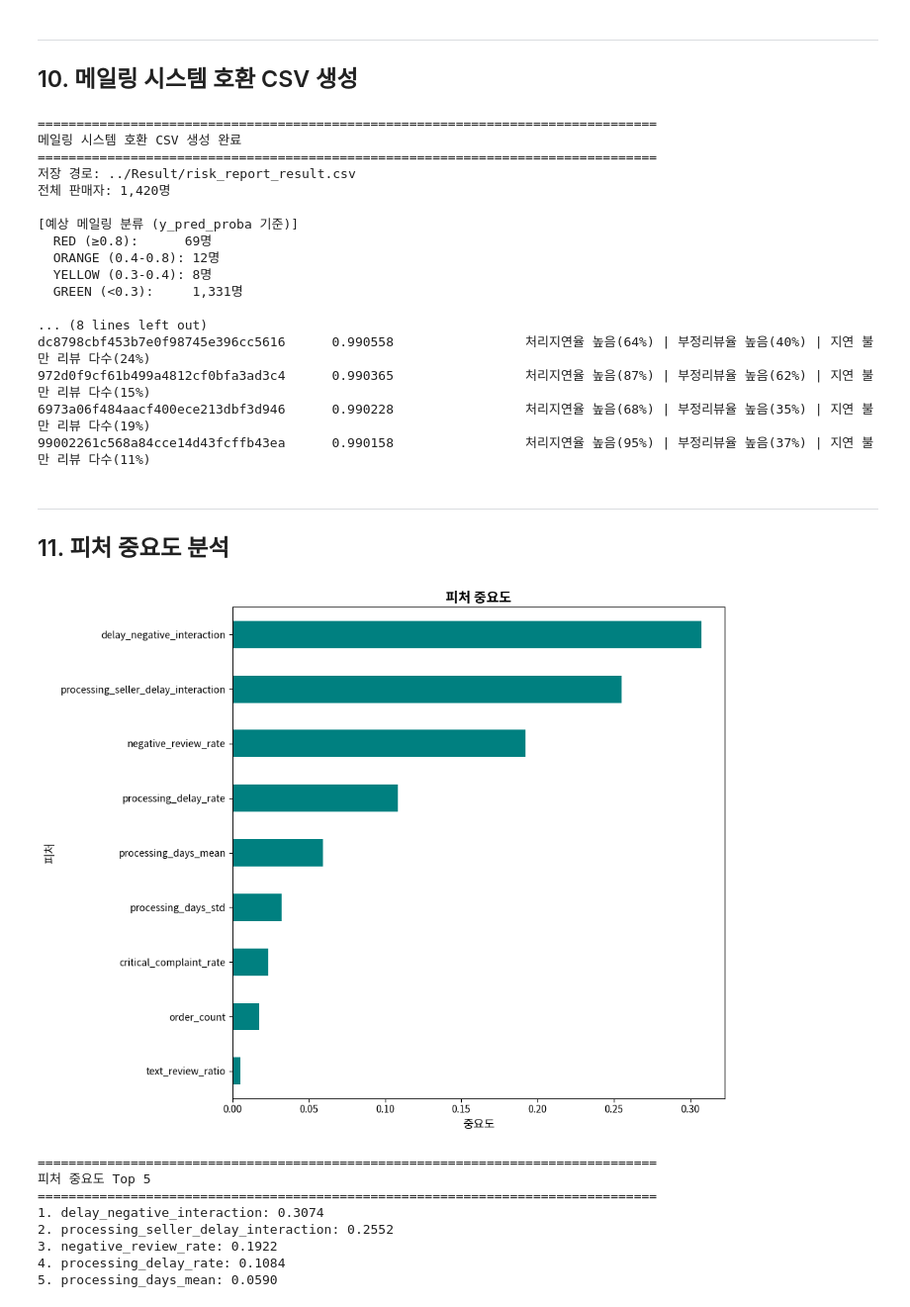
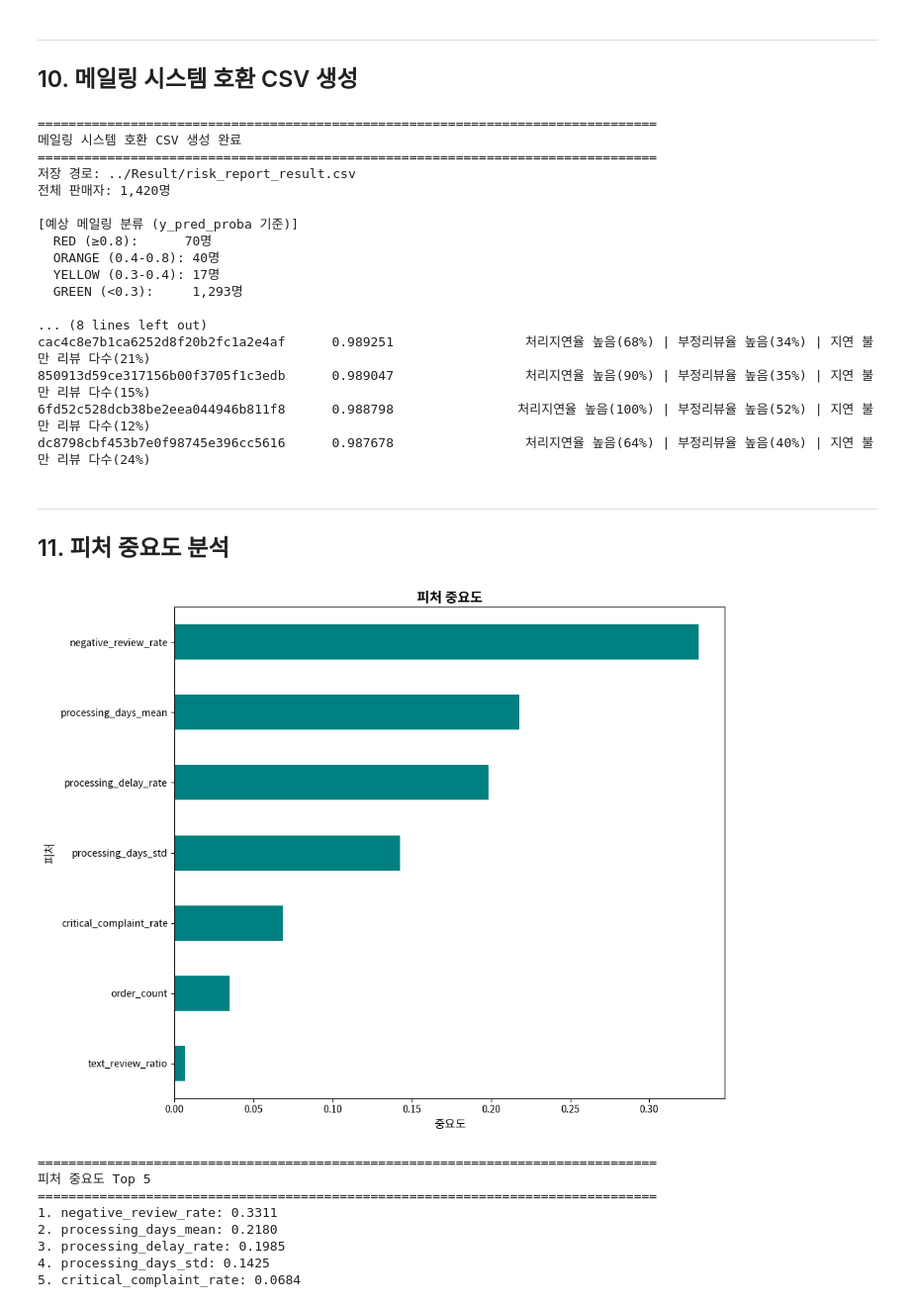
Before and after one commit to YuSeok-Kwon/Olist-Predictive-Modeling, a Jupyter notebook: kys/Result/kys_ML_Hybrid.ipynb, the cells around one changed output. Shown at 99% size. Drawn from its saved outputs; the diff is of its cells as text; code cells hidden in the pictures.

Commit message:
[권유석][Model] : 과적합 문제 해결 완료

```diff
--- a/kys/Result/kys_ML_Hybrid.ipynb
+++ b/kys/Result/kys_ML_Hybrid.ipynb
@@ -452,23 +433,17 @@ print(f"정상 판매자: {(df_final['is_Seller_of_Note']==0).sum():,}명 ({(df_
 ## 7. 모델 학습 및 이중 평가
 # %%
 # 피처와 타겟 준비
-feature_9 = [
-    # 1. 핵심 상호작용
-    'delay_negative_interaction',
-    'processing_seller_delay_interaction',
-    # 2. 리뷰/불만 관련
+feature_7 = [
     'negative_review_rate',
     'text_review_ratio',
     'critical_complaint_rate',
-    # 3. 운영 프로세스
     'processing_delay_rate',
     'processing_days_mean',
     'processing_days_std',
-    # 4. 기타
     'order_count'
 ]
 
-X = df_final[feature_9].fillna(0)
+X = df_final[feature_7].fillna(0)
 y = df_final['is_Seller_of_Note']
 
 print("="*80)
@@ -476,7 +451,7 @@ print("피처 및 타겟 준비 완료")
 print("="*80)
 print(f"X shape: {X.shape}")
 print(f"y shape: {y.shape}")
-print(f"피처 수: {len(feature_9)}개")
+print(f"피처 수: {len(feature_7)}개")
 # %% [output]
 ================================================================================
 피처 및 타겟 준비 완료
@@ -487,14 +462,10 @@ y shape: (1420,)
 # %%
 # RandomForest 모델 설정
 model = RandomForestClassifier(
-    n_estimators=250,
+    n_estimators=200,
     max_depth=8,
+    min_samples_leaf=8,
+    min_samples_split=6,
     class_weight='balanced',
-    random_state=42,
-    n_jobs=-1
+    random_state=42
 )
-
-print("RandomForest 모델 설정 완료")
-print(f"  n_estimators: 250")
-print(f"  max_depth: 8")
-print(f"  class_weight: balanced")
@@ -525,7 +472,7 @@ print(f"평균 F1-Score:  {cv_results['test_f1'].mean():.4f} (±{cv_results['tes
 # %%
 # 평가 2: Train/Test Split (80:20)
 X_train, X_test, y_train, y_test = train_test_split(
-    X, y, test_size=0.2, stratify=y, random_state=42
+    X, y, test_size=0.3, stratify=y, random_state=42
 )
 
 print("\n" + "="*80)
@@ -787,45 +737,45 @@ print(output_df.head(10).to_string(index=False))
 전체 판매자: 1,420명
 
 [예상 메일링 분류 (y_pred_proba 기준)]
-  RED (≥0.8):      69명
-  ORANGE (0.4-0.8): 12명
-  YELLOW (0.3-0.4): 8명
-  GREEN (<0.3):     1,331명
+  RED (≥0.8):      70명
+  ORANGE (0.4-0.8): 40명
+  YELLOW (0.3-0.4): 17명
+  GREEN (<0.3):     1,293명
 
 ... (8 lines left out)
-dc8798cbf453b7e0f98745e396cc5616      0.990558                 처리지연율 높음(64%) | 부정리뷰율 높음(40%) | 지연 불만 리뷰 다수(24%)
-972d0f9cf61b499a4812cf0bfa3ad3c4      0.990365                 처리지연율 높음(87%) | 부정리뷰율 높음(62%) | 지연 불만 리뷰 다수(15%)
-6973a06f484aacf400ece213dbf3d946      0.990228                 처리지연율 높음(68%) | 부정리뷰율 높음(35%) | 지연 불만 리뷰 다수(19%)
-99002261c568a84cce14d43fcffb43ea      0.990158                 처리지연율 높음(95%) | 부정리뷰율 높음(37%) | 지연 불만 리뷰 다수(11%)
+cac4c8e7b1ca6252d8f20b2fc1a2e4af      0.989251                 처리지연율 높음(68%) | 부정리뷰율 높음(34%) | 지연 불만 리뷰 다수(21%)
+850913d59ce317156b00f3705f1c3edb      0.989047                 처리지연율 높음(90%) | 부정리뷰율 높음(35%) | 지연 불만 리뷰 다수(15%)
+6fd52c528dcb38be2eea044946b811f8      0.988798                처리지연율 높음(100%) | 부정리뷰율 높음(52%) | 지연 불만 리뷰 다수(12%)
+dc8798cbf453b7e0f98745e396cc5616      0.987678                 처리지연율 높음(64%) | 부정리뷰율 높음(40%) | 지연 불만 리뷰 다수(24%)
 # %% [markdown]
 ---
 ## 11. 피처 중요도 분석
 # %%
 # 피처 중요도 추출
-importances = pd.Series(model.feature_importances_, index=feature_9)
+importances = pd.Series(model.feature_importances_, index=feature_7)
 importances = importances.sort_values(ascending=True)
 
 # 시각화
 plt.figure(figsize=(10, 8))
 importances.plot(kind='barh', color='teal')
 plt.title('피처 중요도', fontsize=14, fontweight='bold')
 plt.xlabel('중요도', fontsize=12)
 plt.ylabel('피처', fontsize=12)
 plt.tight_layout()
 plt.show()
 
 print("="*80)
 print("피처 중요도 Top 5")
 print("="*80)
 for idx, (feat, imp) in enumerate(importances.sort_values(ascending=False).head(5).items(), 1):
     print(f"{idx}. {feat}: {imp:.4f}")
 # %% [output]
-[figure, old version]
+[figure, new version]
 ================================================================================
 피처 중요도 Top 5
 ================================================================================
-1. delay_negative_interaction: 0.3074
-2. processing_seller_delay_interaction: 0.2552
-3. negative_review_rate: 0.1922
-4. processing_delay_rate: 0.1084
-5. processing_days_mean: 0.0590
+1. negative_review_rate: 0.3311
+2. processing_days_mean: 0.2180
+3. processing_delay_rate: 0.1985
+4. processing_days_std: 0.1425
+5. critical_complaint_rate: 0.0684
```
Also changed, not shown: parts of 15 cells of this notebook, 1 other file.
